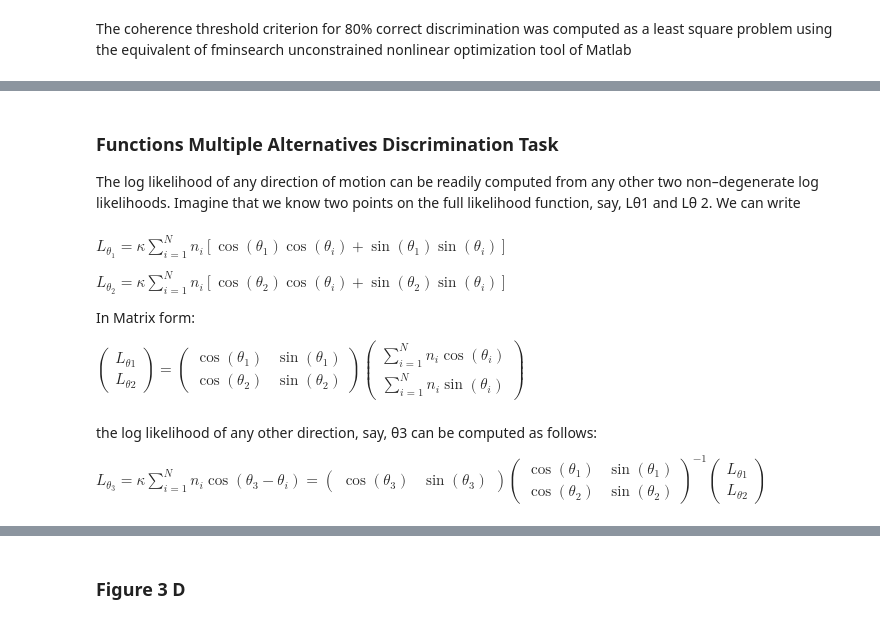
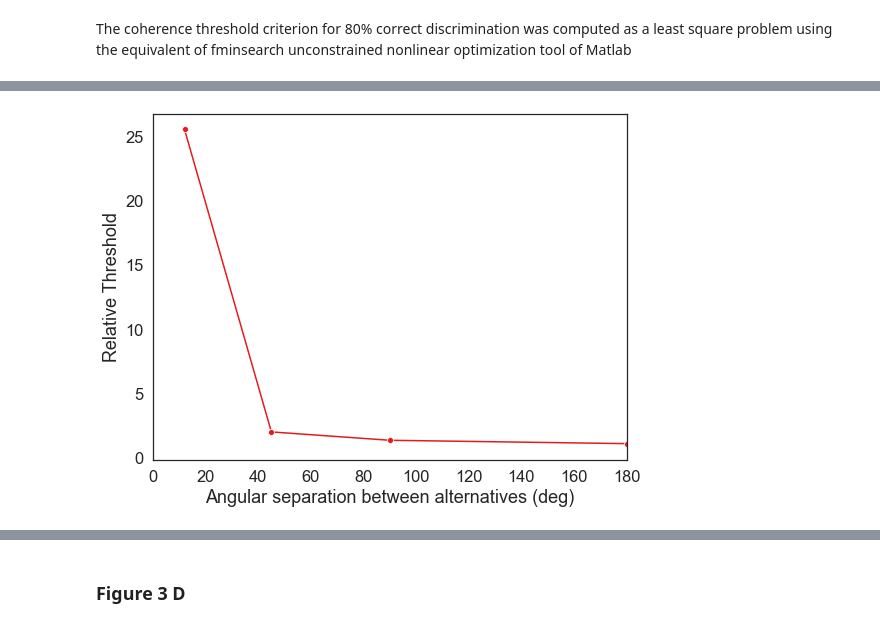
Before and after one commit to Nicobruno92/jazayeri2006_replication, a Jupyter notebook: jazayeri2006.ipynb, the cells around one changed output, grey strips where cells are left out. Saved outputs shown, nothing was run; the diff lists cells and outputs as text; code cells hidden in the pictures.

```diff
--- a/jazayeri2006.ipynb
+++ b/jazayeri2006.ipynb
@@ -328,0 +422,7 @@ plt.show()
+# %%
+# params
+Cs = [0.125, 0.25, 0.5, 1]
+trials = 100
+trials = 100
+theta_1 = 0
+theta_2 = 45
@@ -461,32 +620,13 @@ Optimization terminated successfully.
 # %%
 c4plot = [v[0] for i, v in enumerate(opt_c)]
 
 rel_th = c4plot / min(opt_c)
 
-sns.lineplot(thetas_2, rel_c, marker="o")
+sns.lineplot(thetas_2, rel_th, marker="o")
 plt.xlim(0, 180)
-plt.xlabel('Angular separation between alternatives (deg)')
-plt.ylabel('Relative Threshold')
-plt.savefig('figs_fig_3_C.png', dpi = 600)
+plt.xlabel("Angular separation between alternatives (deg)")
+plt.ylabel("Relative Threshold")
+plt.savefig("figs/fig_3_C.png", dpi=600)
 plt.show()
+# %% [output]
+[figure, added]
-# %% [markdown]
-### Functions Multiple Alternatives Discrimination Task
-The log likelihood of any direction of motion can be readily computed from
-any other two non–degenerate log likelihoods. Imagine that we know two points on the full
-likelihood function, say, Lθ1 and Lθ 2. We can write
-# %% [markdown]
-$L_{\theta_1} = \kappa \sum_{i = 1}^N n_i [\cos(\theta_1)\cos(\theta_i) + \sin(\theta_1)\sin(\theta_i)]$
-
-$L_{\theta_2} = \kappa \sum_{i = 1}^N n_i [\cos(\theta_2)\cos(\theta_i) + \sin(\theta_2)\sin(\theta_i)]$
-
-In Matrix form:
-
-$\left(\begin{array}{cc} L_{\theta1}\\ L_{\theta2} \end{array}\right) = \left(\begin{array}{cc} \cos(\theta_1)&\sin(\theta_1)\\ \cos(\theta_2)&\sin(\theta_2) \end{array}\right) \left(\begin{array}{cc} \sum_{i = 1}^N n_i\cos(\theta_i)\\ \sum_{i = 1}^N n_i\sin(\theta_i) \end{array}\right)  $
-# %% [markdown]
-the log likelihood of any other direction, say, θ3 can be computed as follows:
-
-$L_{\theta_3} = \kappa \sum_{i = 1}^N n_i\cos(\theta_3 - \theta_i) =
-\left(\begin{array}{cc} \cos(\theta_3)&\sin(\theta_3) \end{array}\right)
-\left(\begin{array}{cc} \cos(\theta_1)&\sin(\theta_1)\\ \cos(\theta_2)&\sin(\theta_2) \end{array}\right)^{-1}
-\left(\begin{array}{cc} L_{\theta1}\\ L_{\theta2} \end{array}\right)
-$
```
Also changed, not shown: parts of 31 cells of this notebook, 7 other files.
